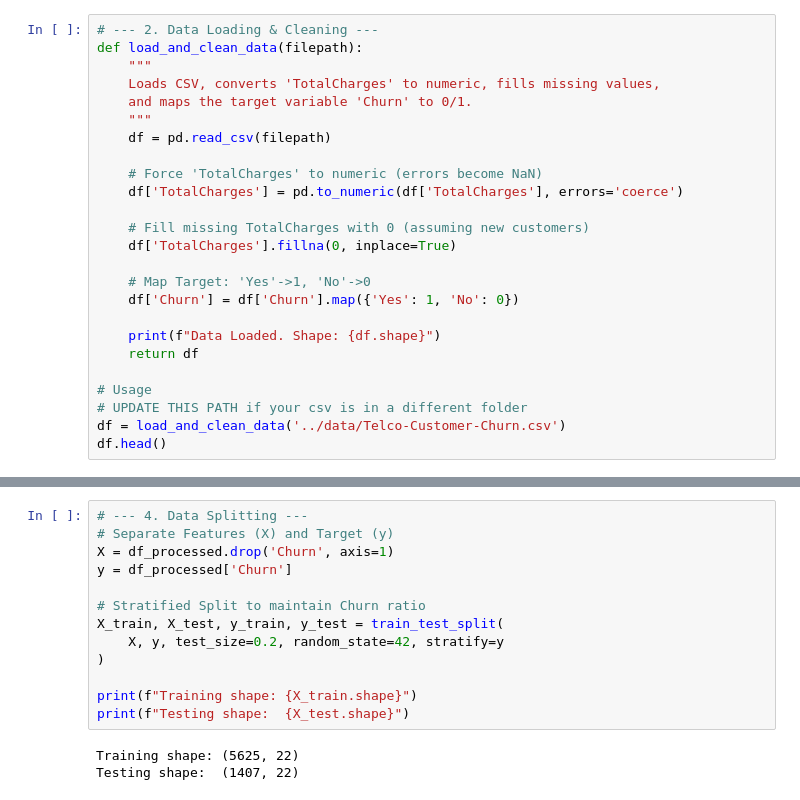
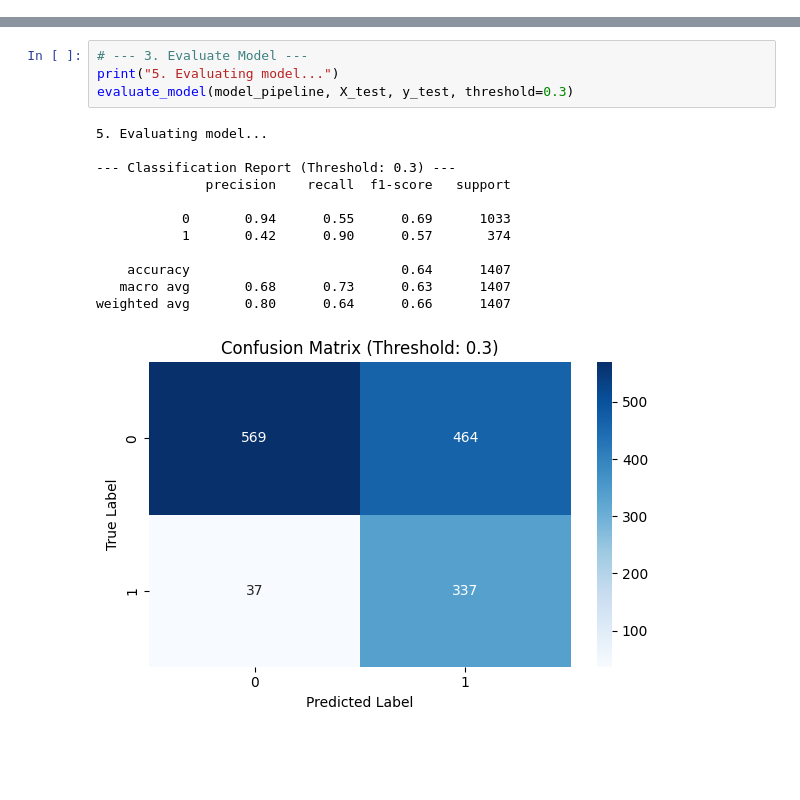
Before and after one commit to metetrkn/customer-churn-prediction, a Jupyter notebook: notebooks/analysis.ipynb, the cells around one changed output, grey strips where cells are left out. Cells and saved outputs as stored; diff of their text form; blank space fills up the shorter version.

```diff
--- a/notebooks/analysis.ipynb
+++ b/notebooks/analysis.ipynb
@@ -24,25 +18,0 @@ Libraries loaded successfully.
-# %%
-# --- 2. Data Loading & Cleaning ---
-def load_and_clean_data(filepath):
-    """
-    Loads CSV, converts 'TotalCharges' to numeric, fills missing values,
-    and maps the target variable 'Churn' to 0/1.
-    """
-    df = pd.read_csv(filepath)
-
-    # Force 'TotalCharges' to numeric (errors become NaN)
-    df['TotalCharges'] = pd.to_numeric(df['TotalCharges'], errors='coerce')
-
-    # Fill missing TotalCharges with 0 (assuming new customers)
-    df['TotalCharges'].fillna(0, inplace=True)
-
-    # Map Target: 'Yes'->1, 'No'->0
-    df['Churn'] = df['Churn'].map({'Yes': 1, 'No': 0})
-
-    print(f"Data Loaded. Shape: {df.shape}")
-    return df
-
-# Usage
-# UPDATE THIS PATH if your csv is in a different folder
-df = load_and_clean_data('../data/Telco-Customer-Churn.csv')
-df.head()
@@ -88,17 +57,18 @@ Domain features created.
 # %%
-# --- 4. Data Splitting ---
-# Separate Features (X) and Target (y)
-X = df_processed.drop('Churn', axis=1)
-y = df_processed['Churn']
-
-# Stratified Split to maintain Churn ratio
-X_train, X_test, y_train, y_test = train_test_split(
-    X, y, test_size=0.2, random_state=42, stratify=y
-)
-
-print(f"Training shape: {X_train.shape}")
-print(f"Testing shape:  {X_test.shape}")
+# --- 3. Evaluate Model ---
+print("5. Evaluating model...")
+evaluate_model(model_pipeline, X_test, y_test, threshold=0.3)
 # %% [output]
-Training shape: (5625, 22)
-Testing shape:  (1407, 22)
+5. Evaluating model...
+
+--- Classification Report (Threshold: 0.3) ---
+              precision    recall  f1-score   support
+
+           0       0.94      0.55      0.69      1033
+           1       0.42      0.90      0.57       374
+
+    accuracy                           0.64      1407
+   macro avg       0.68      0.73      0.63      1407
+weighted avg       0.80      0.64      0.66      1407
+[figure, added]
 # %%
```
Also changed, not shown: parts of 8 cells of this notebook, 2 other files.
